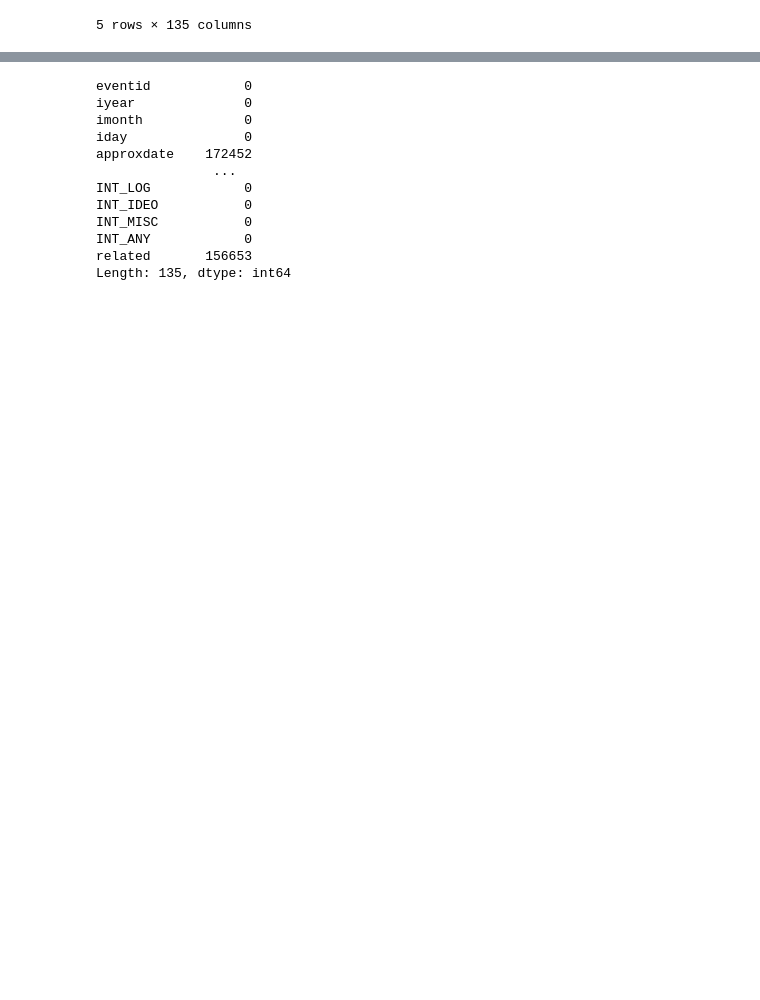
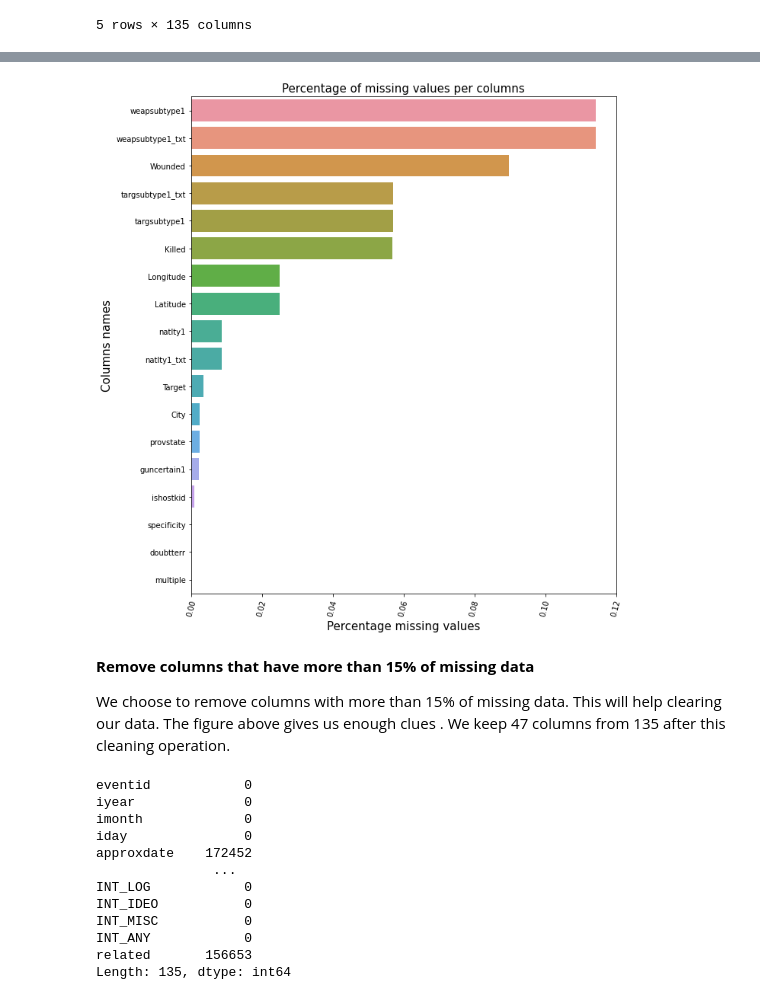
Before and after one commit to rohitrv8922/global-terrorism-analysis, a Jupyter notebook: Rohit_Verma_(_Global_Terrorism_Analysis_EDA_Capstone_Project).ipynb, the cells around one changed output, grey strips where cells are left out. Cells and saved outputs as stored; diff of their text form; code cells hidden in the pictures; blank space fills up the shorter version.

```diff
--- a/Rohit_Verma_(_Global_Terrorism_Analysis_EDA_Capstone_Project).ipynb
+++ b/Rohit_Verma_(_Global_Terrorism_Analysis_EDA_Capstone_Project).ipynb
@@ -54,0 +80,3 @@ Data Preparation and Cleaning the data
+# %%
+missing_percentages = data_df.isna().sum().sort_values(ascending = False)/len(data_df)
+missing_percentages
@@ -55,3 +101,20 @@ Data Preparation and Cleaning the data
+# %%
+plt.figure(figsize=(10,12))
+plt.xticks(rotation=75)
+plt.yticks(fontsize=10)
+plt.title("Percentage of missing values per columns",fontsize=15)
+#plt.barh(missing_percentages.index,missing_percentages)
+b = sns.barplot(x=missing_percentages[missing_percentages>0.0], y=missing_percentages[missing_percentages>0.0].index);
+b.set_ylabel("Columns names",fontsize=15)
+b.set_xlabel("Percentage missing values",fontsize=15)
+#b.set_box_aspect(200/len(b.patches)) #change 10 to modify the y/x axis ratio
+plt.show()
+# %% [output]
+[figure, added]
+# %% [markdown]
+**Remove columns that have more than 15% of missing data**
+
+We choose to remove columns with more than 15% of missing data. This will help clearing our data. The figure above gives us enough clues . We keep 47 columns from 135 after this cleaning operation.
 # %%
 data_df.isnull().sum()
 # %% [output]
```
Also changed, not shown: parts of 15 cells of this notebook.
